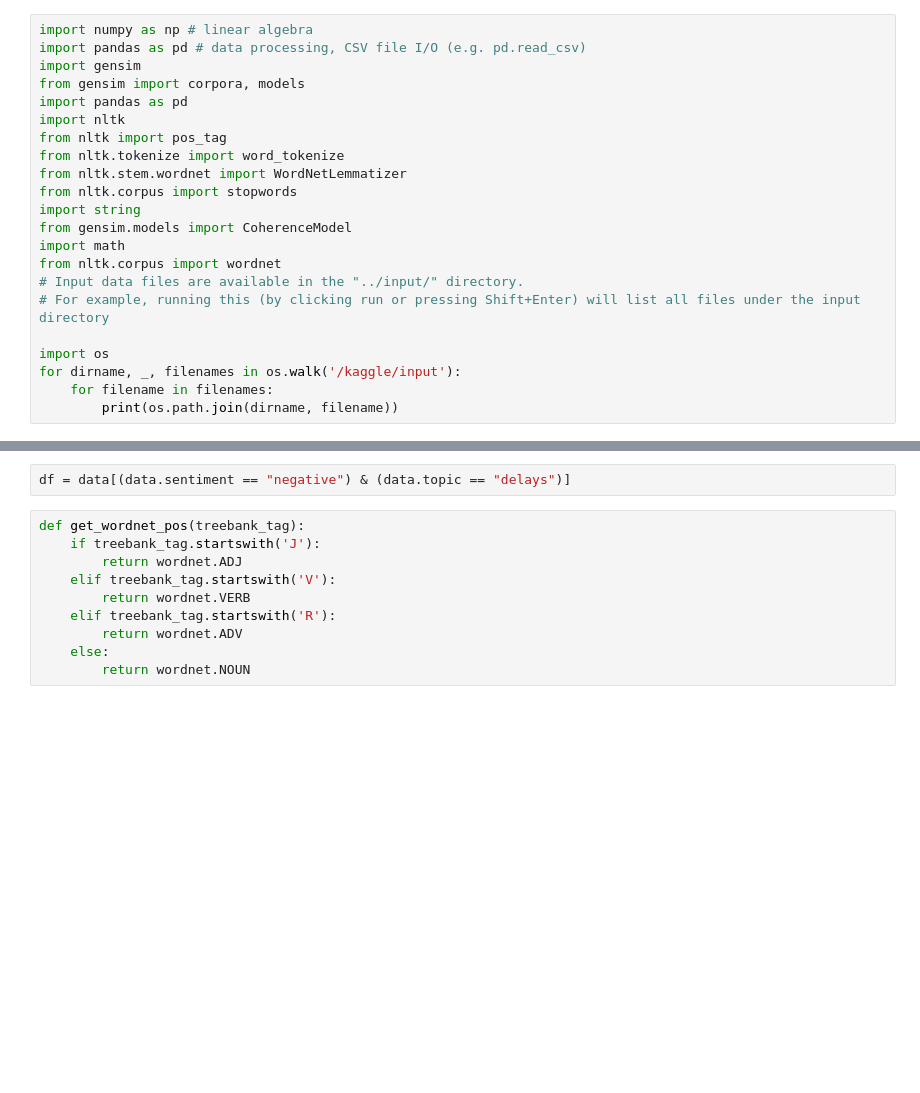
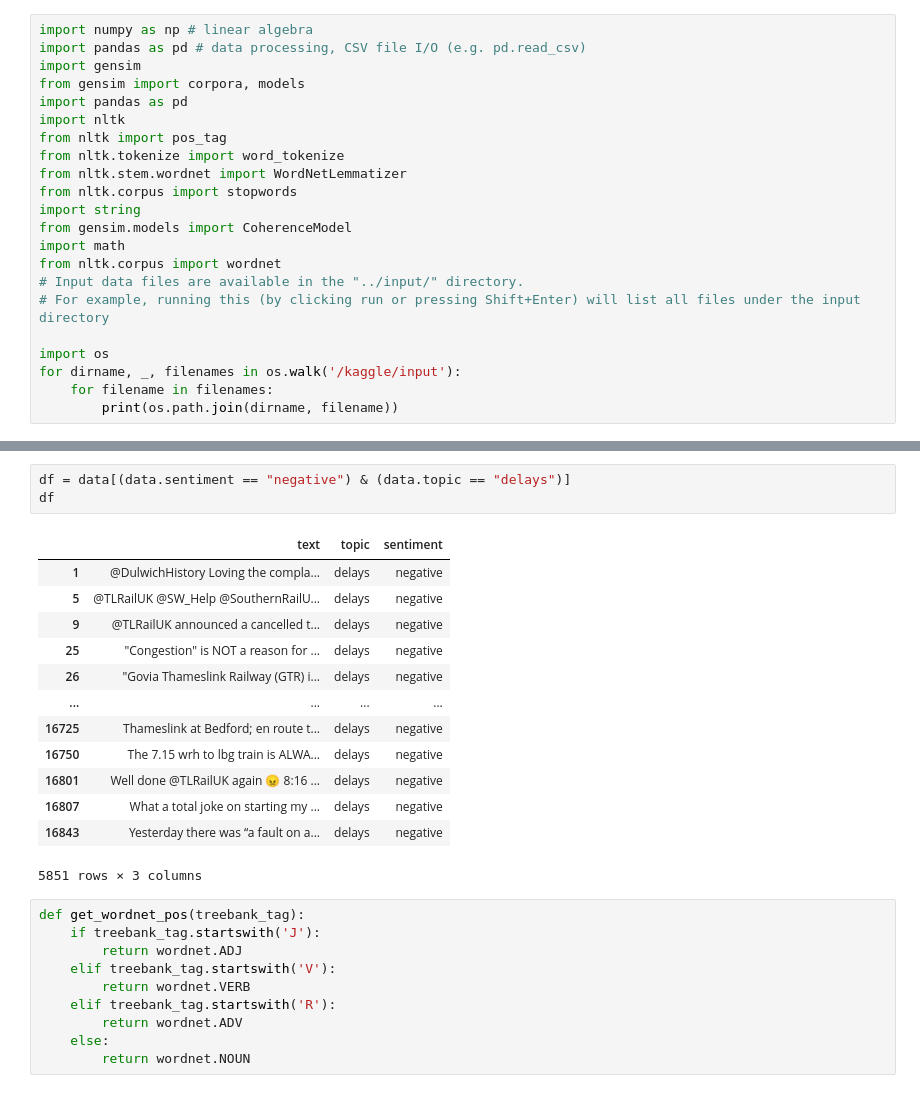
Before and after one commit to TongHere/Tweet-Sentiment-Analyse-, a Jupyter notebook: TopicModeling_NegativeTweet_ipyn_LDA.ipynb, the cells around one changed output, grey strips where cells are left out. Saved outputs shown, nothing was run; the diff lists cells and outputs as text; blank space fills up the shorter version.

```diff
--- a/TopicModeling_NegativeTweet_ipyn_LDA.ipynb
+++ b/TopicModeling_NegativeTweet_ipyn_LDA.ipynb
@@ -84,6 +86,21 @@ nltk.download('punkt')
 True
 # %%
 df = data[(data.sentiment == "negative") & (data.topic == "delays")]
+df
+# %% [output]
+|  | text | topic | sentiment |
+| 1 | @DulwichHistory Loving the compla... | delays | negative |
+| 5 | @TLRailUK @SW_Help @SouthernRailU... | delays | negative |
+| 9 | @TLRailUK announced a cancelled t... | delays | negative |
+| 25 | "Congestion" is NOT a reason for ... | delays | negative |
+| 26 | "Govia Thameslink Railway (GTR) i... | delays | negative |
+| ... | ... | ... | ... |
+| 16725 | Thameslink at Bedford; en route t... | delays | negative |
+| 16750 | The 7.15 wrh to lbg train is ALWA... | delays | negative |
+| 16801 | Well done @TLRailUK again 😠 8:16 ... | delays | negative |
+| 16807 | What a total joke on starting my ... | delays | negative |
+| 16843 | Yesterday there was “a fault on a... | delays | negative |
+5851 rows × 3 columns
 # %%
 def get_wordnet_pos(treebank_tag):
     if treebank_tag.startswith('J'):
```
Also changed, not shown: parts of 13 cells of this notebook.
